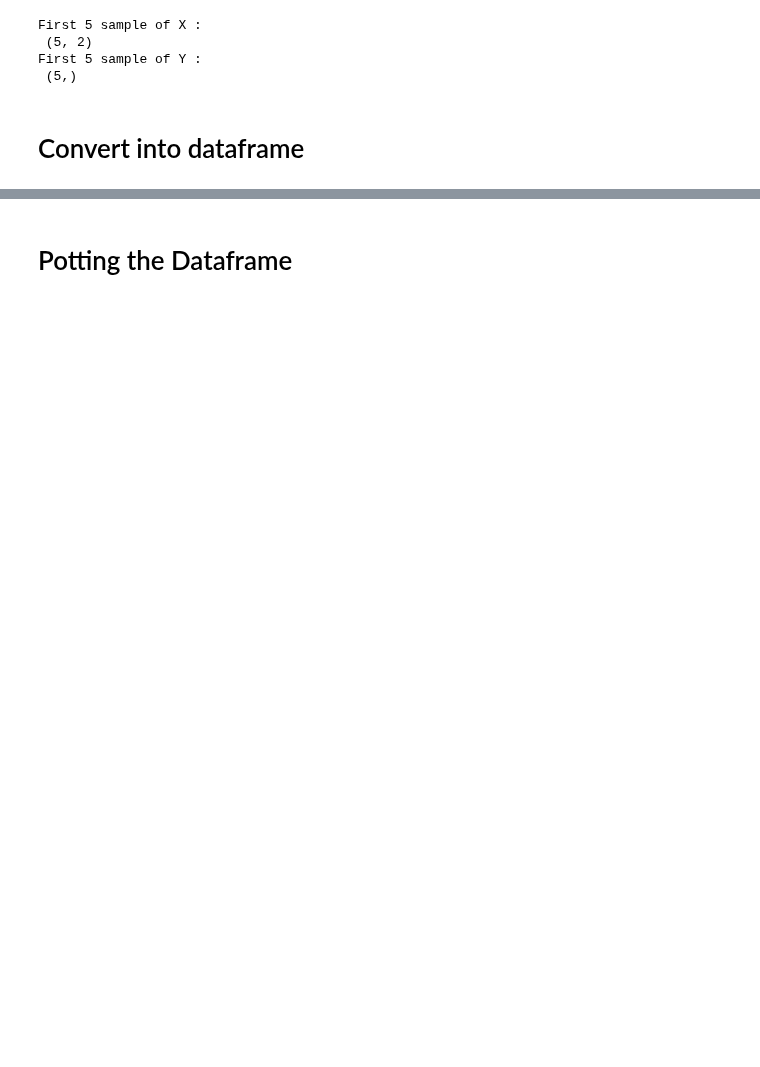
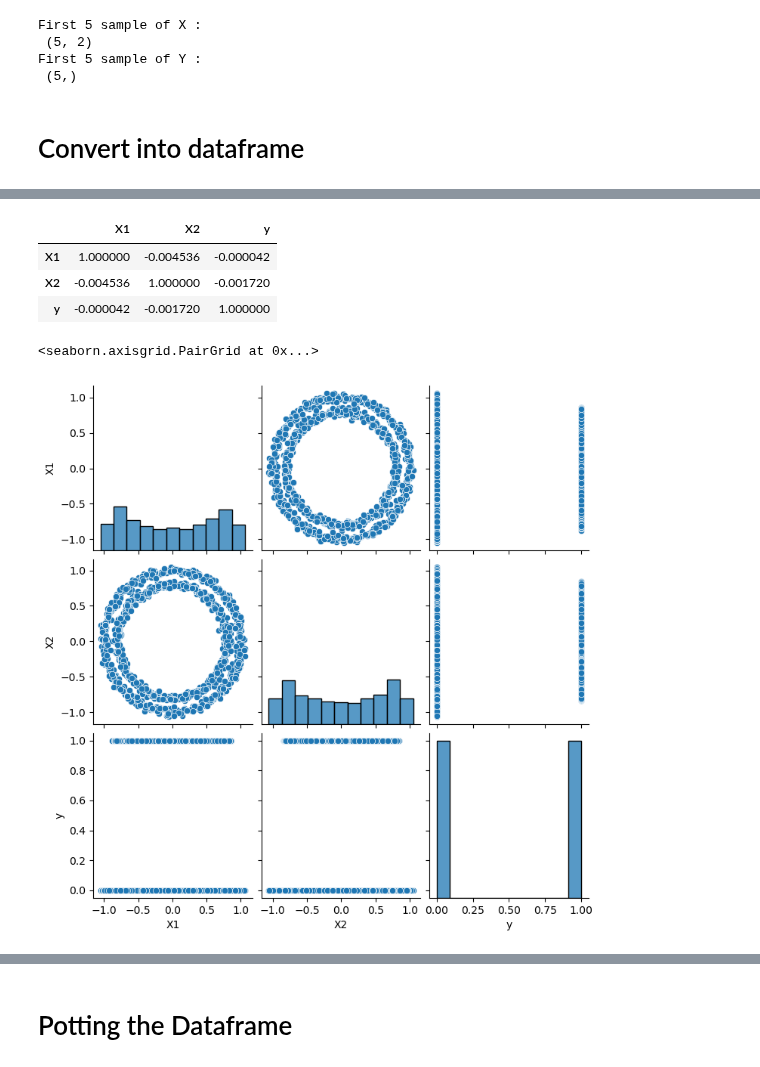
Before and after one commit to sandeepshakya2019/DeepLearning_HandsOn_Pytorch, a Jupyter notebook: 02_1_pytroch_classification_self.ipynb, the cells around one changed output, grey strips where cells are left out. Cells and saved outputs as stored; diff of their text form; code cells hidden in the pictures; blank space fills up the shorter version.

```diff
--- a/02_1_pytroch_classification_self.ipynb
+++ b/02_1_pytroch_classification_self.ipynb
@@ -32,3 +32,17 @@ circles_df.head()
+# %%
+circles_df.corr()
+# %% [output]
+|  | X1 | X2 | y |
+| X1 | 1.000000 | -0.004536 | -0.000042 |
+| X2 | -0.004536 | 1.000000 | -0.001720 |
+| y | -0.000042 | -0.001720 | 1.000000 |
+# %%
+import seaborn as sns
+
+sns.pairplot(circles_df)
+# %% [output]
+<seaborn.axisgrid.PairGrid at 0x...>
+[figure, added]
 # %%
 x1 = circles_df[y == 0]["X1"]
 x2 = circles_df[y == 0]["X2"]
```
Also changed, not shown: parts of 33 cells of this notebook.
